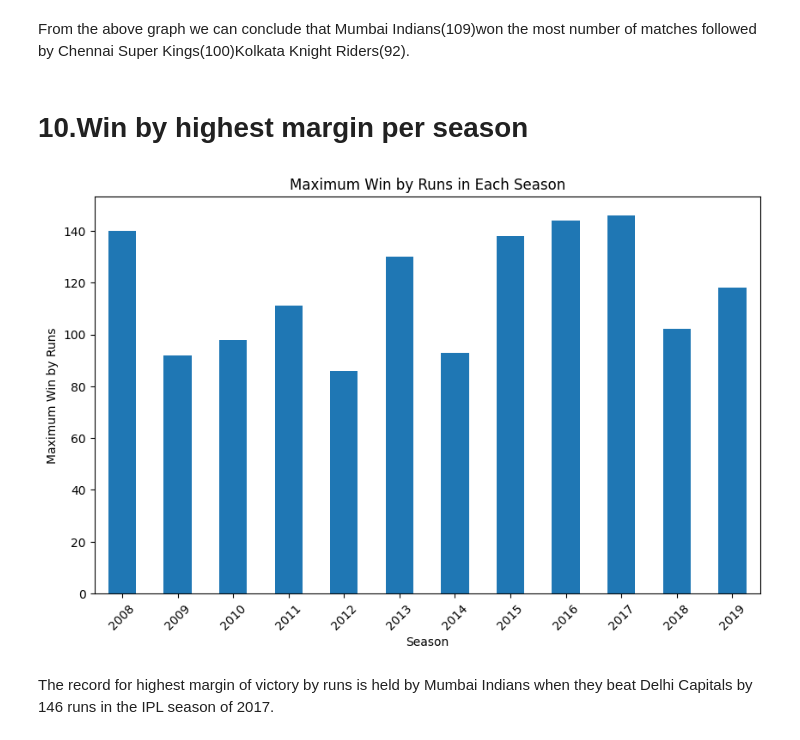
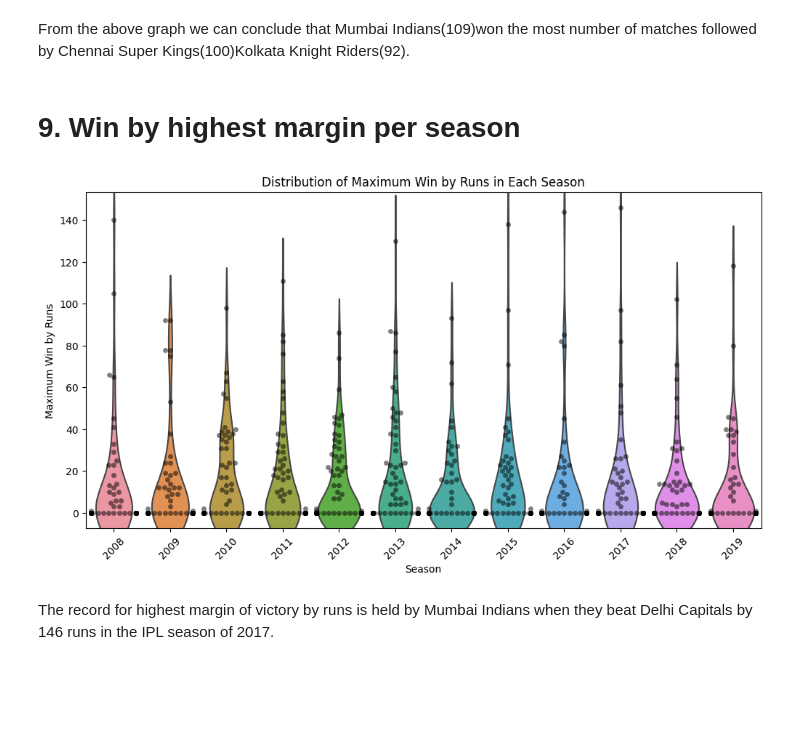
Before and after one commit to Ayushsharma707/EDA-on-IPL-dataset, a Jupyter notebook: Notebook.ipynb, the cells around one changed output. Cells and saved outputs as stored; diff of their text form; code cells hidden in the pictures; blank space fills up the shorter version.

```diff
--- a/Notebook.ipynb
+++ b/Notebook.ipynb
@@ -537,20 +521,19 @@ plt.show()
 # %% [markdown]
 From the above graph we can conclude that Mumbai Indians(109)won the most number of matches followed by Chennai Super Kings(100)Kolkata Knight Riders(92).
 # %% [markdown]
-# 10.Win by highest margin per season
+# 9. Win by highest margin per season
 # %%
-# By Runs
-win_by_runs_max = data.groupby('season')['win_by_runs'].max()
-# Plot the data
-plt.figure(figsize=(10, 6))
-win_by_runs_max.plot(kind='bar')
-plt.title('Maximum Win by Runs in Each Season')
+#Violin plot
+plt.figure(figsize=(12, 6))
+sns.violinplot(x='season', y='win_by_runs', data=data, inner=None, width=0.8)
+sns.swarmplot(x='season', y='win_by_runs', data=data, color='k', alpha=0.5)
+plt.title('Distribution of Maximum Win by Runs in Each Season')
 plt.xlabel('Season')
 plt.ylabel('Maximum Win by Runs')
-plt.xticks(rotation=45)  # Rotate x-axis labels for better readability
+plt.xticks(rotation=45)
 plt.show()
 # %% [output]
-[figure, old version]
+[figure, new version]
 # %% [markdown]
 The record for highest margin of victory by runs is held by Mumbai Indians when they beat Delhi Capitals by 146 runs in the IPL season of 2017.
 # %% [markdown]
```
Also changed, not shown: parts of 55 cells of this notebook.
